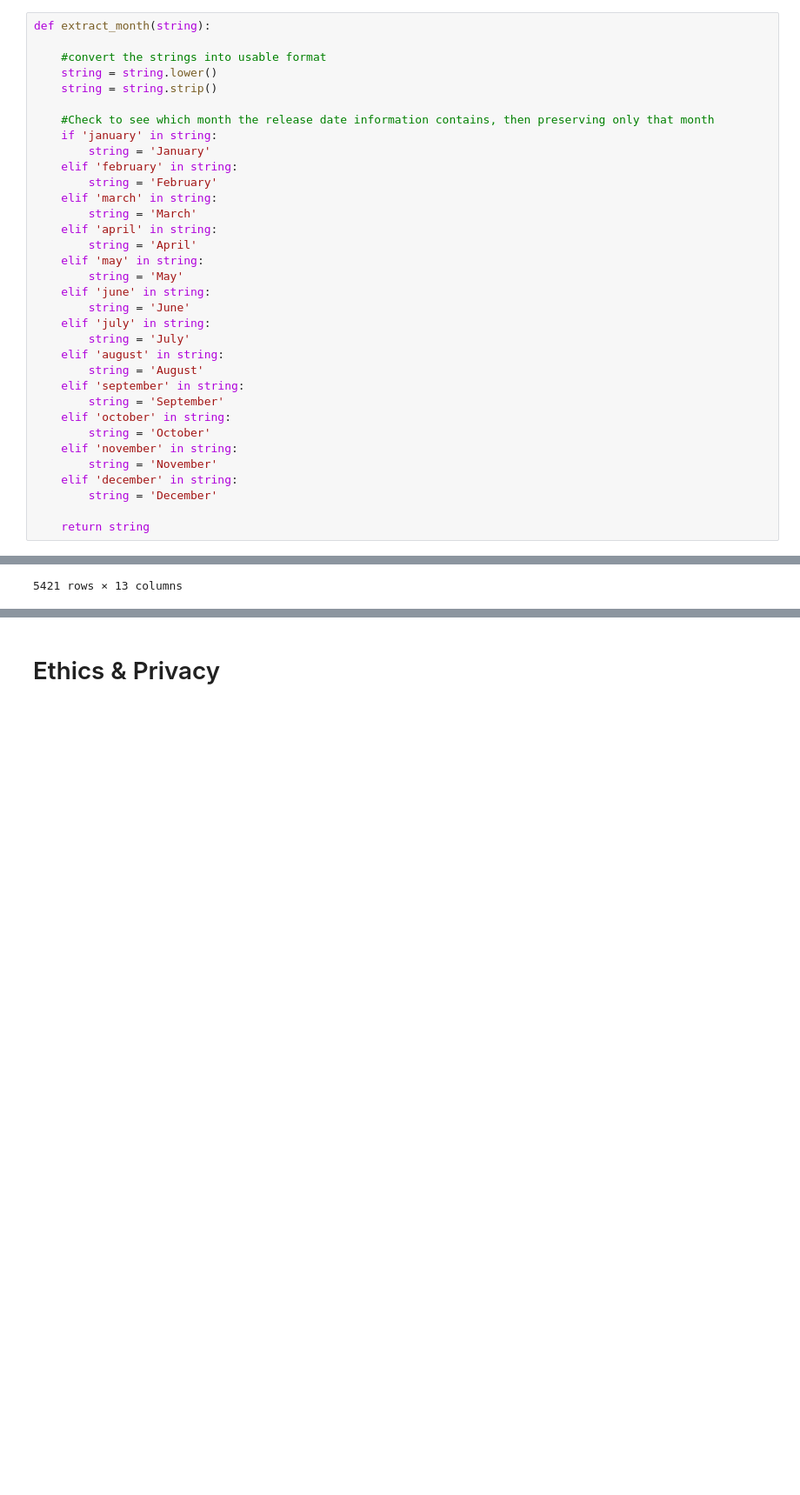
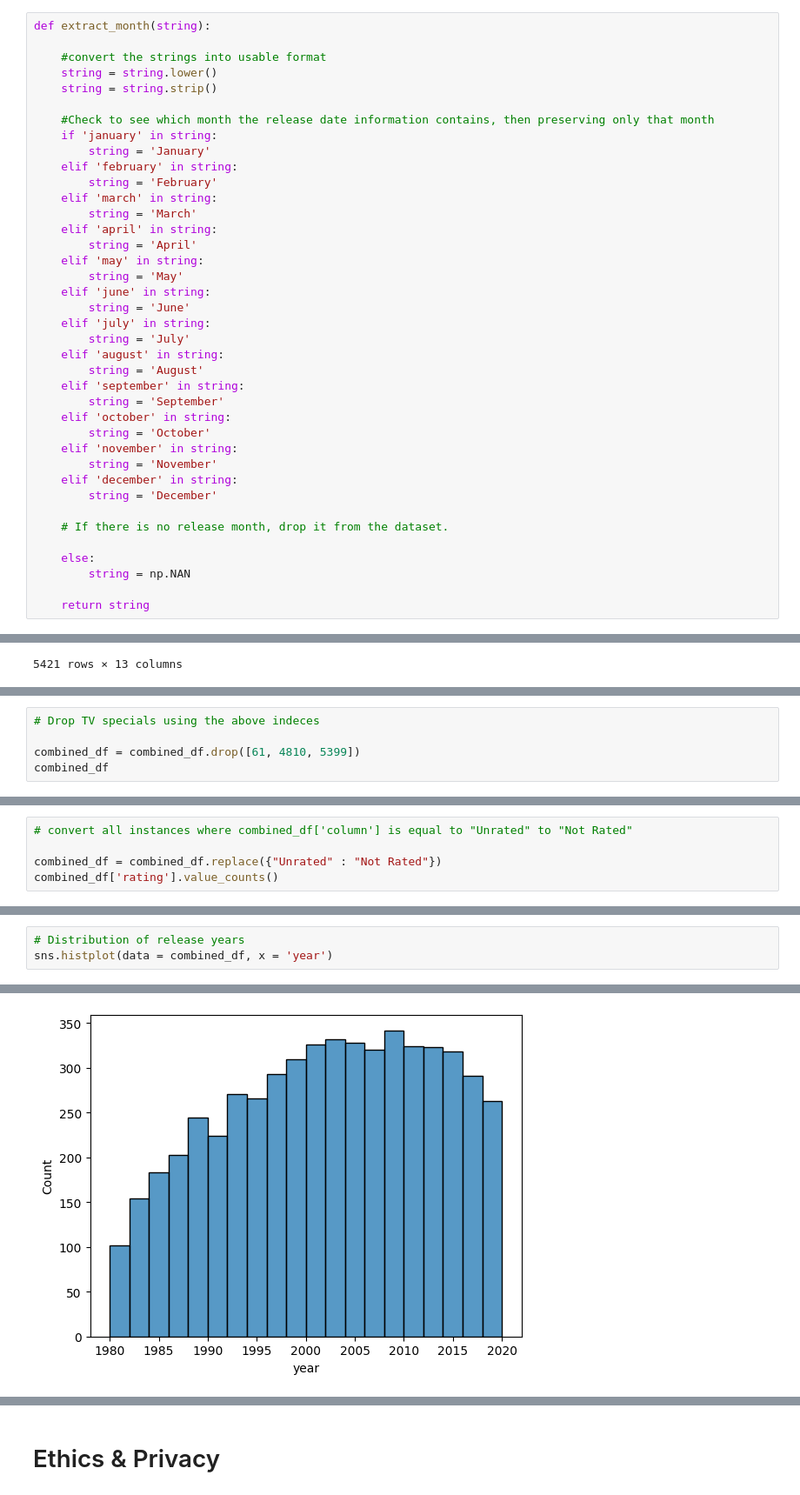
Before and after one commit to COGS108/Group028_WI24, a Jupyter notebook: DataCheckpoint_Group028_WI24.ipynb, the cells around one changed output, grey strips where cells are left out. Shown: that part at 87% size. Saved outputs shown, nothing was run; the diff lists cells and outputs as text; blank space fills up the shorter version.

Commit message:
Added graphs & fixed some weird ratings and release months

```diff
--- a/DataCheckpoint_Group028_WI24.ipynb
+++ b/DataCheckpoint_Group028_WI24.ipynb
@@ -155,6 +156,11 @@ def extract_month(string):
     elif 'december' in string:
         string = 'December'
 
+    # If there is no release month, drop it from the dataset.
+
+    else:
+        string = np.NAN
+
     return string
 # %% [markdown]
 Next, we apply extract_month() to our 'released' column to ensure that it properly extracted the release month.
@@ -334,0 +333,5 @@ We now have a combined dataset showing each film, along with its characteristic
+# %%
+# Drop TV specials using the above indeces
+
+combined_df = combined_df.drop([61, 4810, 5399])
+combined_df
@@ -334,0 +354,5 @@ We now have a combined dataset showing each film, along with its characteristic
+# %%
+# convert all instances where combined_df['column'] is equal to "Unrated" to "Not Rated"
+
+combined_df = combined_df.replace({"Unrated" : "Not Rated"})
+combined_df['rating'].value_counts()
@@ -334,0 +395,4 @@ We now have a combined dataset showing each film, along with its characteristic
+# %%
+# Distribution of release years
+sns.histplot(data = combined_df, x = 'year')
+# %% [output]
@@ -334,0 +400 @@ We now have a combined dataset showing each film, along with its characteristic
+[figure, added]
```
Also changed, not shown: parts of 22 cells of this notebook.
